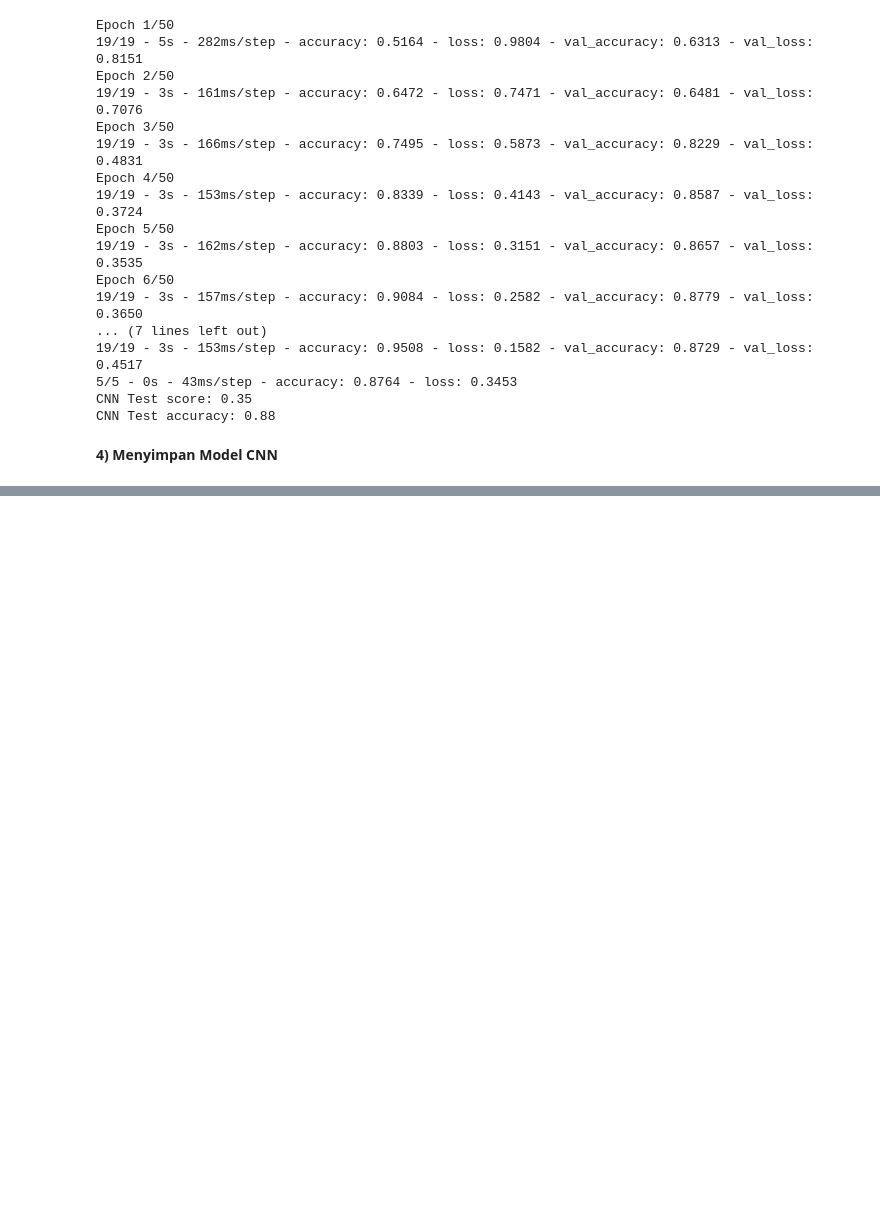
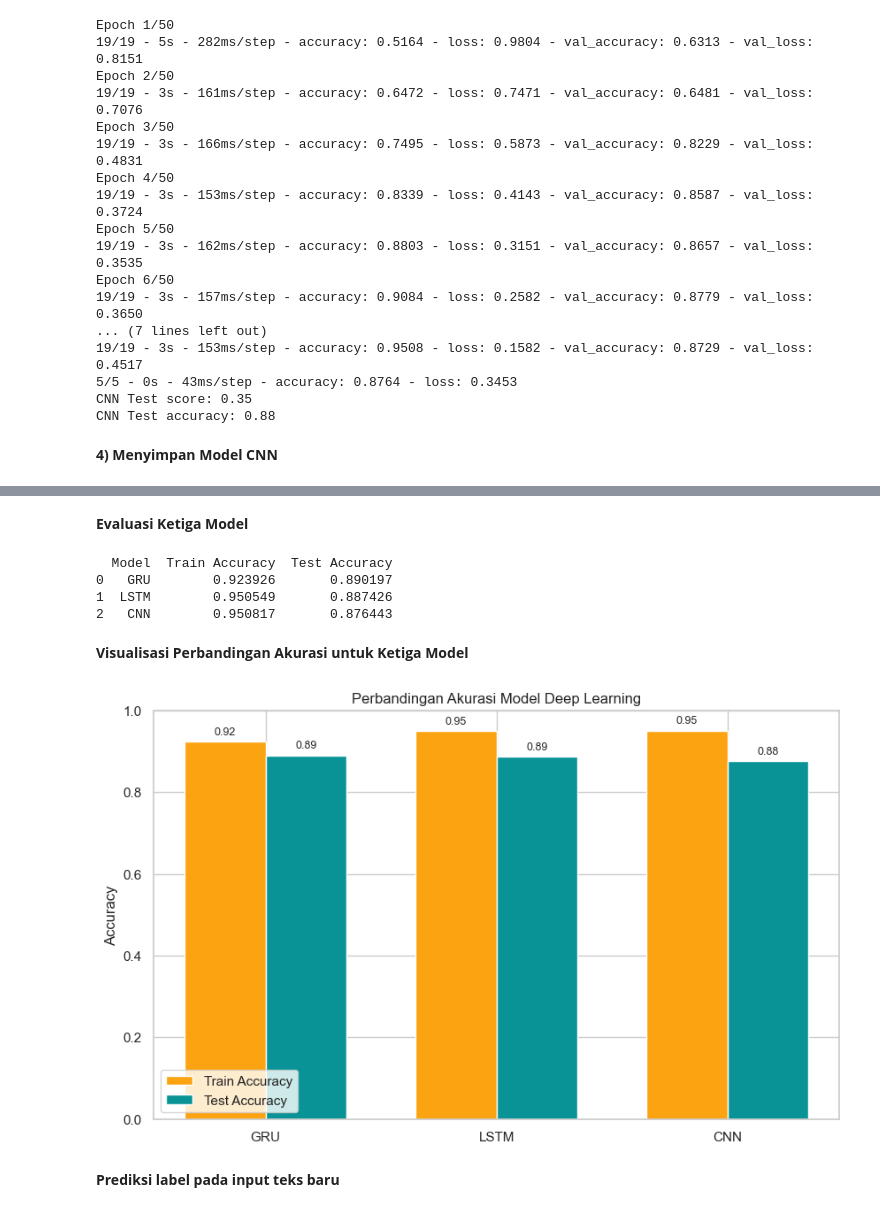
Before and after one commit to Chatarinaeva/analisis_sentimen, a Jupyter notebook: Submission_Analisis_Sentimen_BRImo.ipynb, the cells around one changed output, grey strips where cells are left out. Drawn from its saved outputs; the diff is of its cells as text; code cells hidden in the pictures; blank space fills up the shorter version.

```diff
--- a/Submission_Analisis_Sentimen_BRImo.ipynb
+++ b/Submission_Analisis_Sentimen_BRImo.ipynb
@@ -1556,0 +1683,59 @@ cnn_model.save("Model/cnn_model.h5")
+# %% [markdown]
+**Evaluasi Ketiga Model**
+# %%
+# Buat DataFrame hasil akurasi
+evaluation_df = pd.DataFrame({
+    'Model': ['GRU', 'LSTM', 'CNN'],
+    'Train Accuracy': [
+        history_gru.history['accuracy'][-1],
+        history_lstm.history['accuracy'][-1],
+        history_cnn.history['accuracy'][-1]
+    ],
+    'Test Accuracy': [acc_gru, acc_lstm, acc_cnn]
+})
+
+print(evaluation_df)
+# %% [output]
+  Model  Train Accuracy  Test Accuracy
+0   GRU        0.923926       0.890197
+1  LSTM        0.950549       0.887426
+2   CNN        0.950817       0.876443
+# %% [markdown]
+**Visualisasi Perbandingan Akurasi untuk Ketiga Model**
+# %%
+# Style plot
+sns.set(style="whitegrid")
+plt.figure(figsize=(10, 6))
+
+# Data
+model_names = evaluation_df['Model']
+train_accuracies = evaluation_df['Train Accuracy']
+test_accuracies = evaluation_df['Test Accuracy']
+
+x_pos = range(len(model_names))
+bar_width = 0.35
+
+# Plot bar
+bars_train = plt.bar([x - bar_width/2 for x in x_pos], train_accuracies, width=bar_width, label='Train Accuracy', color='#fca311')
+bars_test  = plt.bar([x + bar_width/2 for x in x_pos], test_accuracies, width=bar_width, label='Test Accuracy', color='#0a9396')
+
+# Label
+for bar in bars_train:
+    yval = bar.get_height()
+    plt.text(bar.get_x() + bar.get_width()/2, yval + 0.01, f'{yval:.2f}', ha='center', va='bottom', fontsize=9)
+
+for bar in bars_test:
+    yval = bar.get_height()
+    plt.text(bar.get_x() + bar.get_width()/2, yval + 0.01, f'{yval:.2f}', ha='center', va='bottom', fontsize=9)
+
+
+plt.xticks(x_pos, model_names)
+plt.ylabel('Accuracy')
+plt.title('Perbandingan Akurasi Model Deep Learning')
+plt.ylim(0, 1)
+plt.legend()
+plt.show()
+# %% [output]
+[figure, added]
+# %% [markdown]
+**Prediksi label pada input teks baru**
```
Also changed, not shown: parts of 11 cells of this notebook, 3 other files.
